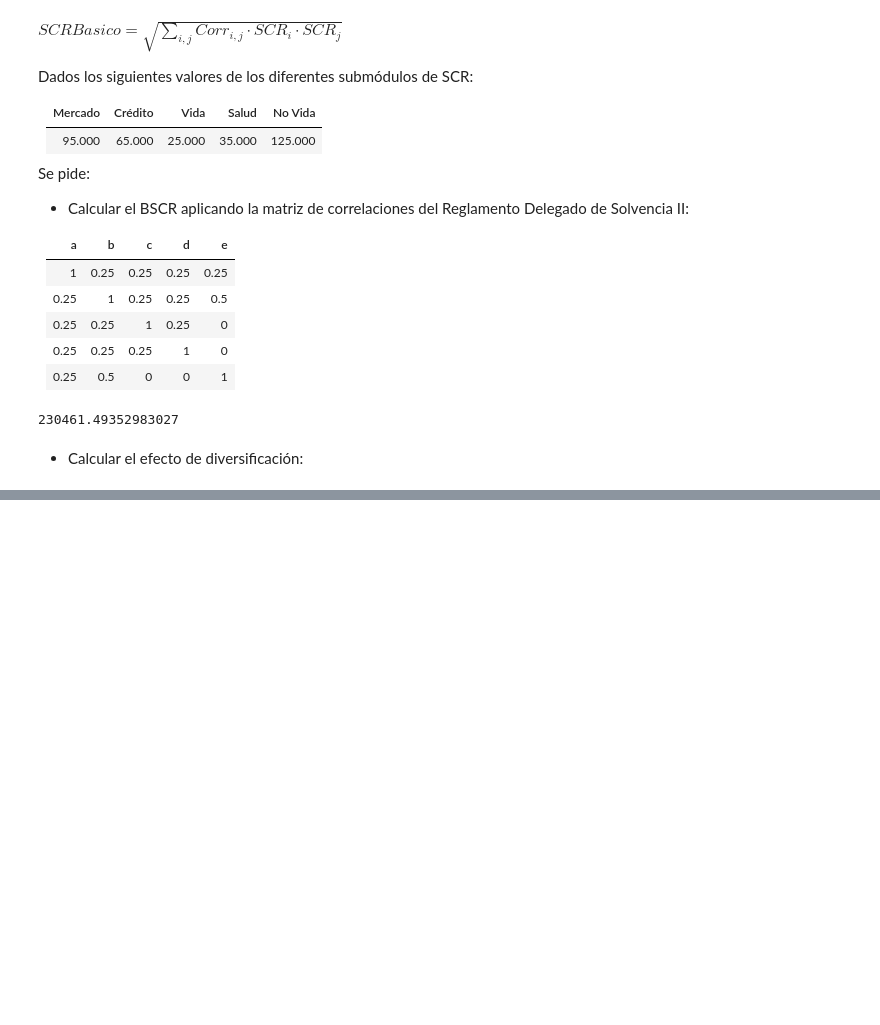
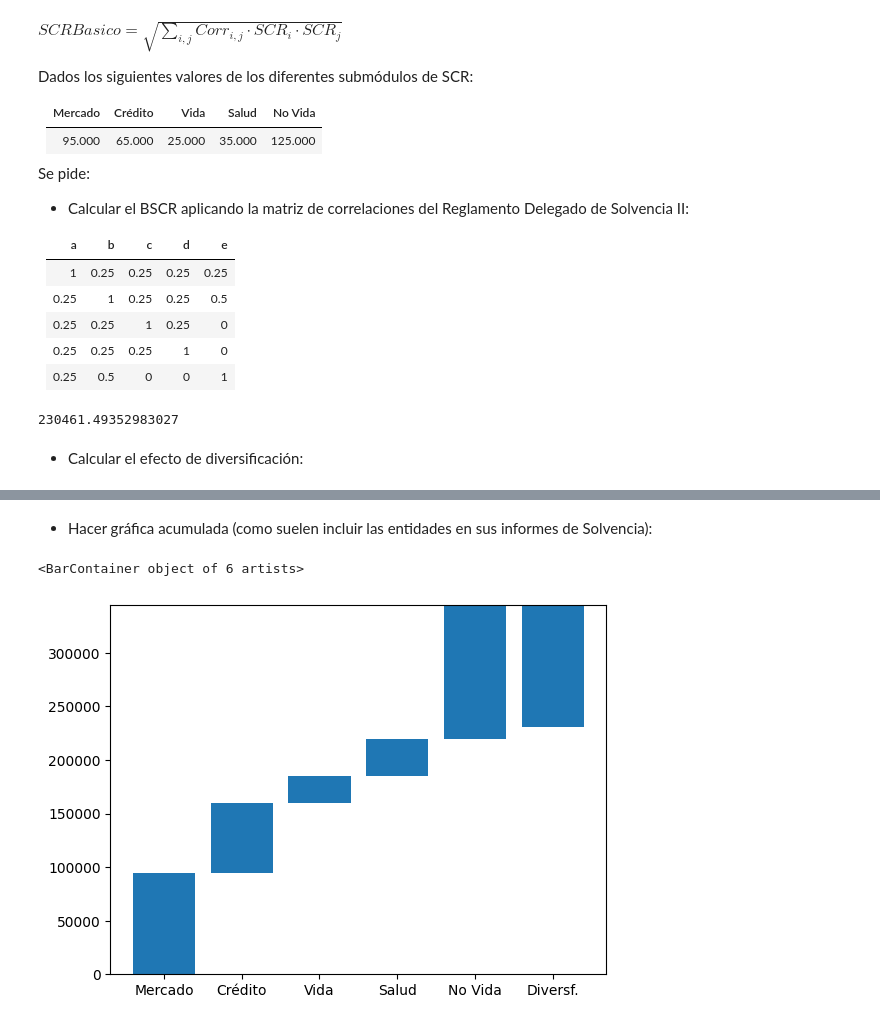
Before and after one commit to franciscogarate/utils_ucm, a Jupyter notebook: notebooks/Ejercicio_4_BSCR.ipynb, the cells around one changed output, grey strips where cells are left out. Drawn from its saved outputs; the diff is of its cells as text; code cells hidden in the pictures; blank space fills up the shorter version.

```diff
--- a/notebooks/Ejercicio_4_BSCR.ipynb
+++ b/notebooks/Ejercicio_4_BSCR.ipynb
@@ -45,0 +59,9 @@ print(SubSCR.sum() - BasicSCR)
+# %% [markdown]
+* Hacer gráfica acumulada (como suelen incluir las entidades en sus informes de Solvencia):
+# %%
+acumulado = np.cumsum(datos)
+inicios = np.append(0, acumulado[:-1]) # Añado cero al inicio y elimino el último
+plt.bar(range(len(acumulado)), datos, bottom=inicios, tick_label=['Mercado','Crédito','Vida','Salud','No Vida','Diversf.'])
+# %% [output]
+<BarContainer object of 6 artists>
+[figure, added]
```
Also changed, not shown: parts of 7 cells of this notebook, 3 other files.
